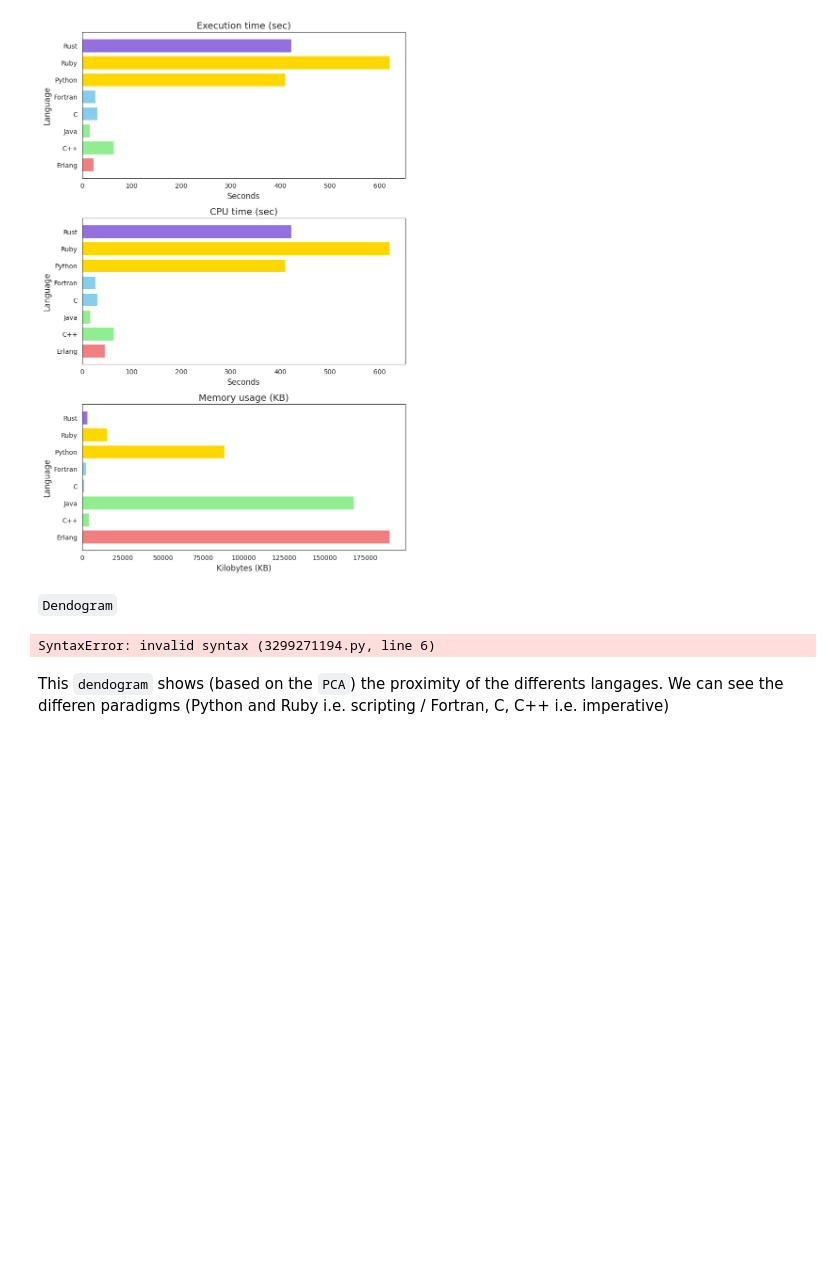
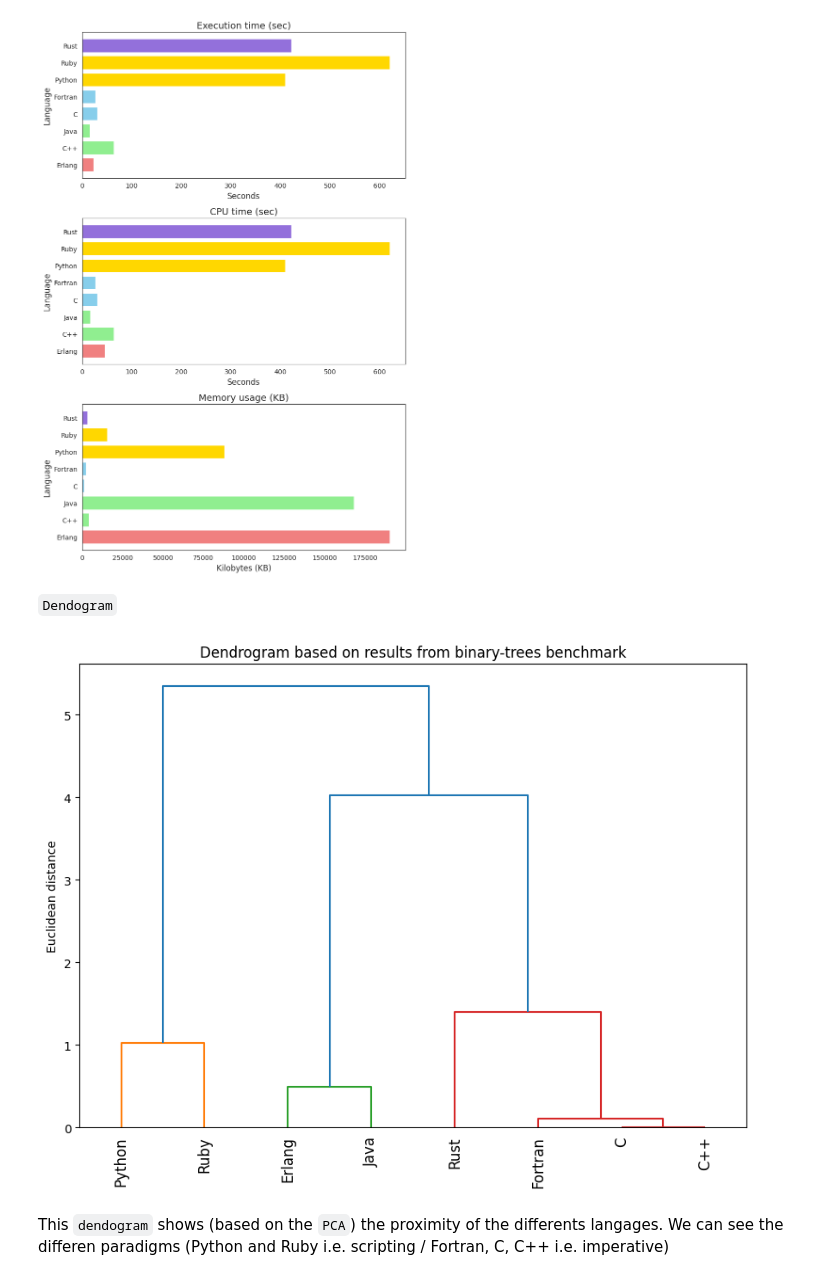
Before and after one commit to reynaldesgr/HPC-Benchmark, a Jupyter notebook: notebook/ACP.ipynb, the cells around one changed output. Saved outputs shown, nothing was run; the diff lists cells and outputs as text; code cells hidden in the pictures; blank space fills up the shorter version.

```diff
--- a/notebook/ACP.ipynb
+++ b/notebook/ACP.ipynb
@@ -237,33 +237,32 @@ plt.show()
 # %%
 from scipy.cluster.hierarchy import dendrogram, linkage
 from sklearn.preprocessing import StandardScaler
 import pandas as pd
 import matplotlib.pyplot as plt
 
-data =
-{
+data = {
     'Language'  : ['C', 'C++', 'Erlang', 'Fortran', 'Java', 'Python', 'Ruby', 'Rust'],
     'Time'      : [5.00, 5.00, 7.01, 6.00, 2.00, 37.02, 29.02, 15.01],
     'CPUTime'   : [4.82, 4.85, 9.22, 5.27, 10.25, 36.86, 28.59, 14.15],
     'Memory'    : [132044.0, 133796.0, 1089692.0, 133056.0, 1195120.0, 518392.0, 405064.0, 132804.0]
 }
 
 df = pd.DataFrame(data)
 languages = df['Language'].values
 df.drop('Language', axis=1, inplace=True)
 scaler = StandardScaler()
 
 df_scaled = scaler.fit_transform(df)
 Z = linkage(df_scaled, method='ward')
 plt.figure(figsize=(10, 7))
 
 dendrogram(Z, labels=languages, leaf_rotation=90, leaf_font_size=12)
 
-plt.title('Dendrogram of programming language')
+plt.title('Dendrogram based on results from binary-trees benchmark')
 plt.ylabel('Euclidean distance')
 plt.show()
 # %% [output]
-SyntaxError: invalid syntax (3299271194.py, line 6)
+[figure, added]
 # %% [markdown]
 This ``dendogram`` shows (based on the ``PCA``) the proximity of the differents langages. We can see the differen paradigms (Python and Ruby i.e. scripting / Fortran, C, C++ i.e. imperative)
 # %% [markdown]
```
Also changed, not shown: parts of 2 cells of this notebook, 12 other files.
